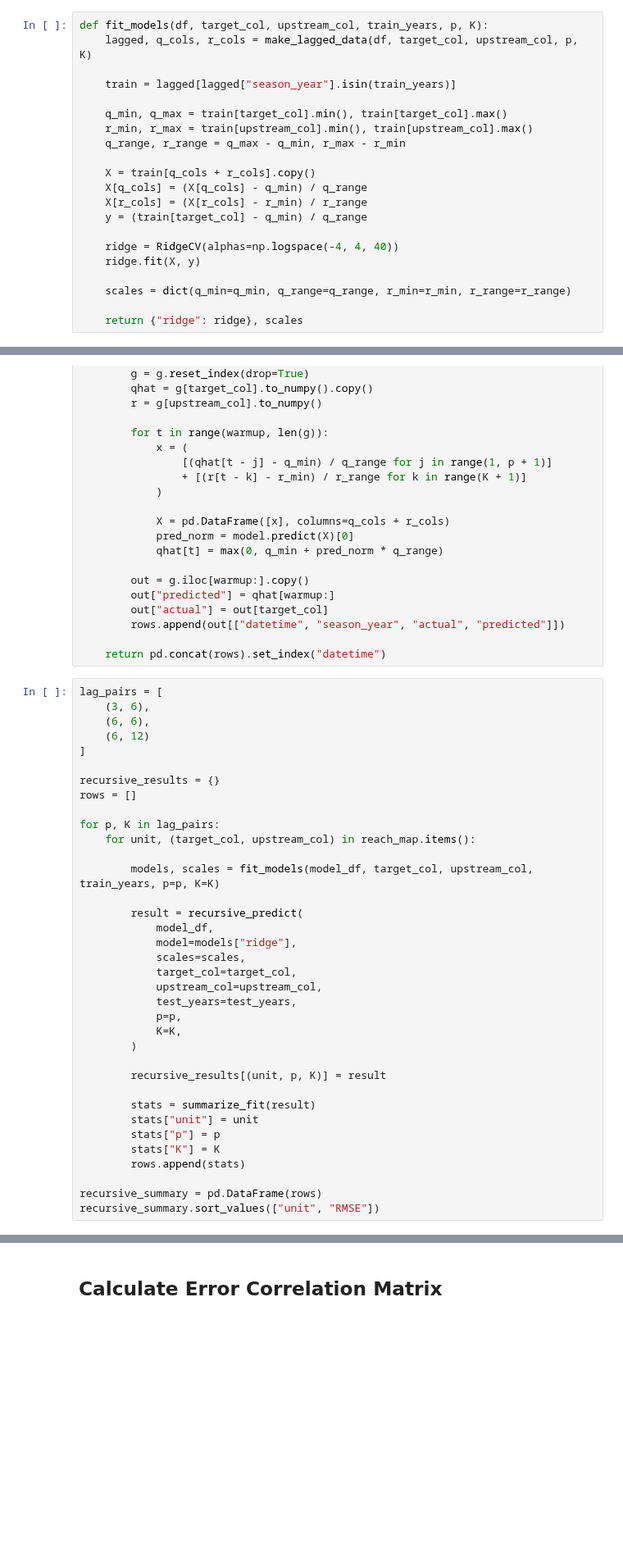
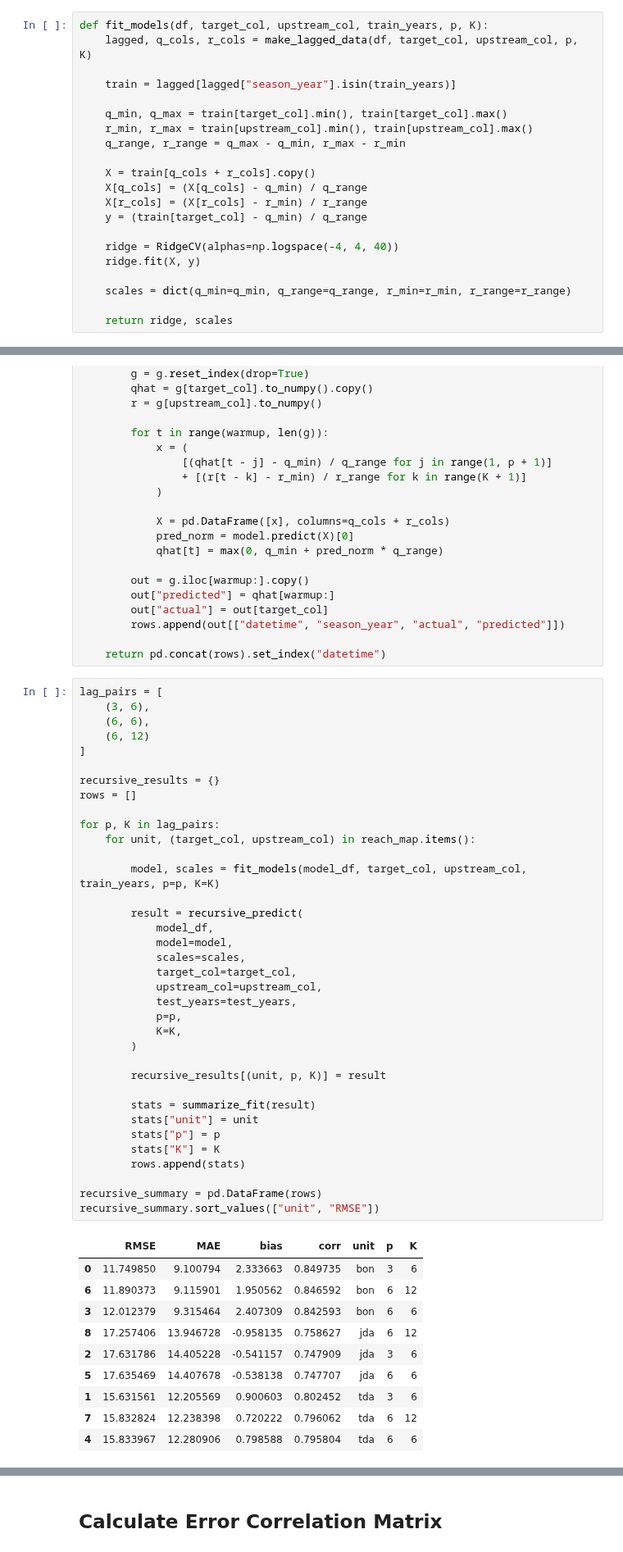
Before and after one commit to ecohn44/cascaded-hydro, a Jupyter notebook: py-forecasting/inflow-models-full.ipynb, the cells around one changed output, grey strips where cells are left out. Shown at 82% size. Cells and saved outputs as stored; diff of their text form; blank space fills up the shorter version.

```diff
--- a/py-forecasting/inflow-models-full.ipynb
+++ b/py-forecasting/inflow-models-full.ipynb
@@ -859,7 +863,7 @@ def fit_models(df, target_col, upstream_col, train_years, p, K):
 
     scales = dict(q_min=q_min, q_range=q_range, r_min=r_min, r_range=r_range)
 
-    return {"ridge": ridge}, scales
+    return ridge, scales
 # %%
 def summarize_fit(result):
     e = result["predicted"] - result["actual"]
@@ -912,35 +916,46 @@ lag_pairs = [
     (6, 12)
 ]
 
 recursive_results = {}
 rows = []
 
 for p, K in lag_pairs:
     for unit, (target_col, upstream_col) in reach_map.items():
 
-        models, scales = fit_models(model_df, target_col, upstream_col, train_years, p=p, K=K)
+        model, scales = fit_models(model_df, target_col, upstream_col, train_years, p=p, K=K)
 
         result = recursive_predict(
             model_df,
-            model=models["ridge"],
+            model=model,
             scales=scales,
             target_col=target_col,
             upstream_col=upstream_col,
             test_years=test_years,
             p=p,
             K=K,
         )
 
         recursive_results[(unit, p, K)] = result
 
         stats = summarize_fit(result)
         stats["unit"] = unit
         stats["p"] = p
         stats["K"] = K
         rows.append(stats)
 
 recursive_summary = pd.DataFrame(rows)
 recursive_summary.sort_values(["unit", "RMSE"])
+# %% [output]
+|  | RMSE | MAE | bias | corr | unit | p | K |
+| 0 | 11.749850 | 9.100794 | 2.333663 | 0.849735 | bon | 3 | 6 |
+| 6 | 11.890373 | 9.115901 | 1.950562 | 0.846592 | bon | 6 | 12 |
+| 3 | 12.012379 | 9.315464 | 2.407309 | 0.842593 | bon | 6 | 6 |
+| 8 | 17.257406 | 13.946728 | -0.958135 | 0.758627 | jda | 6 | 12 |
+| 2 | 17.631786 | 14.405228 | -0.541157 | 0.747909 | jda | 3 | 6 |
+| 5 | 17.635469 | 14.407678 | -0.538138 | 0.747707 | jda | 6 | 6 |
+| 1 | 15.631561 | 12.205569 | 0.900603 | 0.802452 | tda | 3 | 6 |
+| 7 | 15.832824 | 12.238398 | 0.720222 | 0.796062 | tda | 6 | 12 |
+| 4 | 15.833967 | 12.280906 | 0.798588 | 0.795804 | tda | 6 | 6 |
 # %%
 best_by_unit = (
     recursive_summary
```
Also changed, not shown: parts of 6 cells of this notebook, 1 other file.
